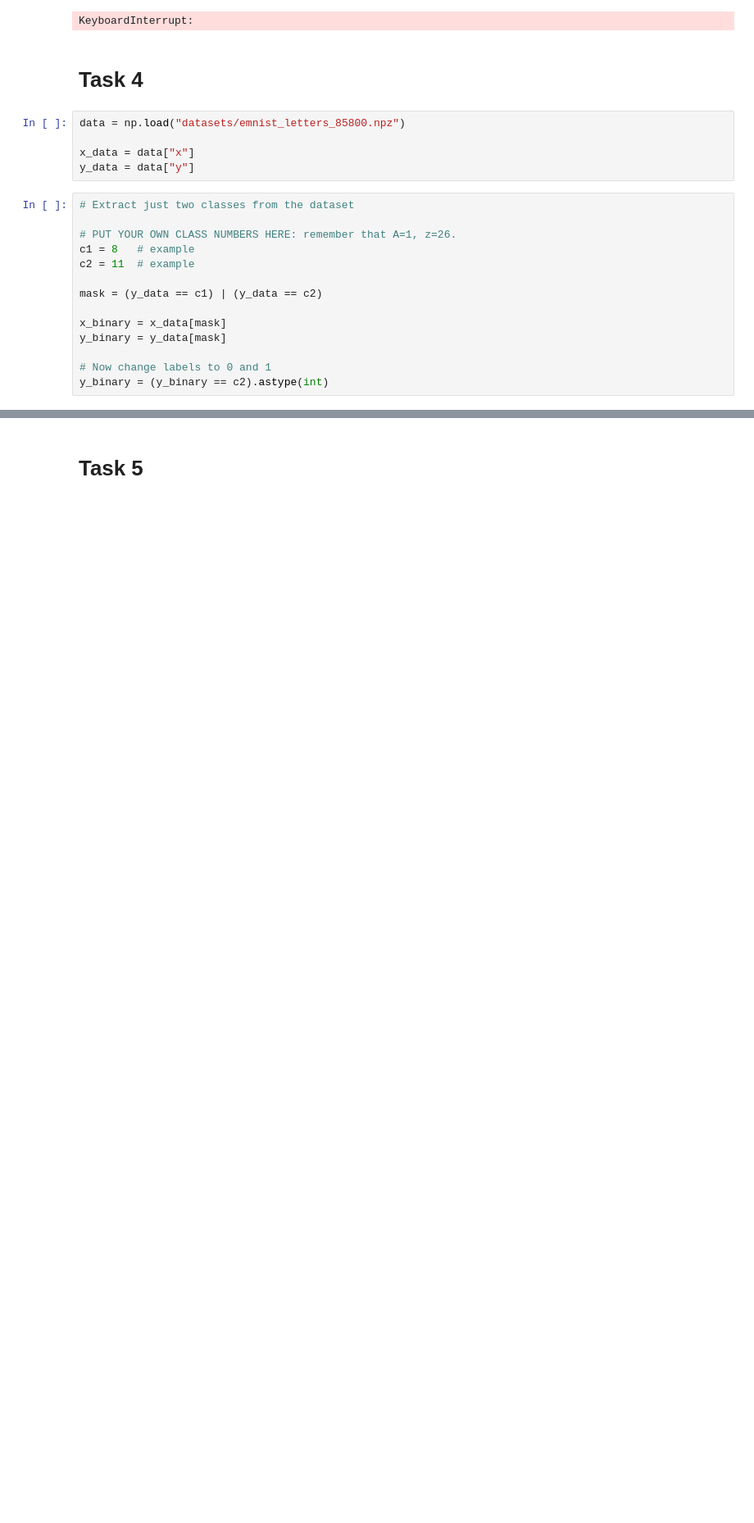
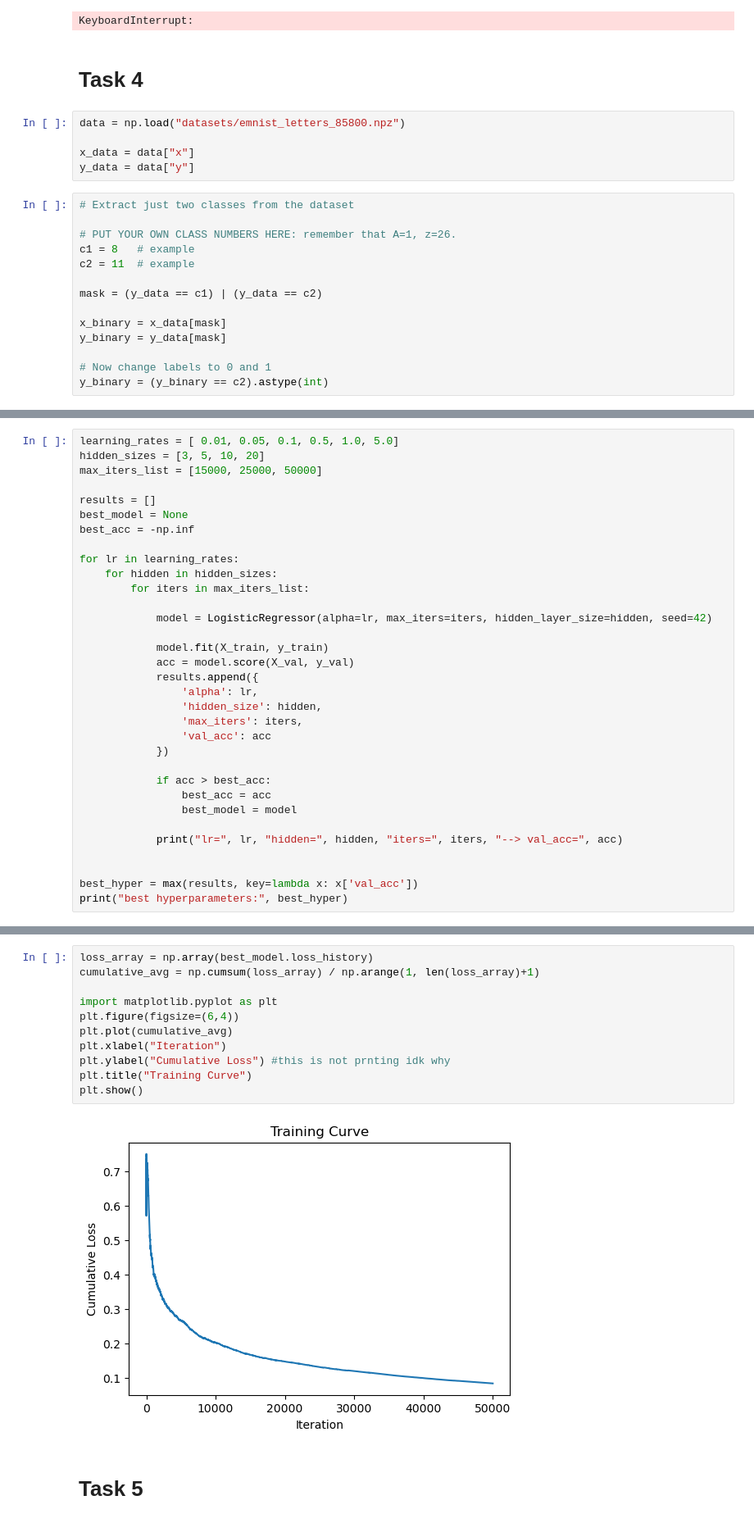
Before and after one commit to PatriotArrow/DeepLearning, a Jupyter notebook: assignment1/submission.ipynb, the cells around one changed output, grey strips where cells are left out. Shown at 82% size. Drawn from its saved outputs; the diff is of its cells as text; blank space fills up the shorter version.

```diff
--- a/assignment1/submission.ipynb
+++ b/assignment1/submission.ipynb
@@ -680,3 +688,36 @@ class LogisticRegressor:
                 correct+=1
 
         return correct/size
+# %%
+learning_rates = [ 0.01, 0.05, 0.1, 0.5, 1.0, 5.0]
+hidden_sizes = [3, 5, 10, 20]
+max_iters_list = [15000, 25000, 50000]
+
+results = []
+best_model = None
+best_acc = -np.inf
+
+for lr in learning_rates:
+    for hidden in hidden_sizes:
+        for iters in max_iters_list:
+
+            model = LogisticRegressor(alpha=lr, max_iters=iters, hidden_layer_size=hidden, seed=42)
+
+            model.fit(X_train, y_train)
+            acc = model.score(X_val, y_val)
+            results.append({
+                'alpha': lr,
+                'hidden_size': hidden,
+                'max_iters': iters,
+                'val_acc': acc
+            })
+
+            if acc > best_acc:
+                best_acc = acc
+                best_model = model
+
+            print("lr=", lr, "hidden=", hidden, "iters=", iters, "--> val_acc=", acc)
+
+
+best_hyper = max(results, key=lambda x: x['val_acc'])
+print("best hyperparameters:", best_hyper)
@@ -683,2 +749,15 @@ class LogisticRegressor:
+# %%
+loss_array = np.array(best_model.loss_history)
+cumulative_avg = np.cumsum(loss_array) / np.arange(1, len(loss_array)+1)
+
+import matplotlib.pyplot as plt
+plt.figure(figsize=(6,4))
+plt.plot(cumulative_avg)
+plt.xlabel("Iteration")
+plt.ylabel("Cumulative Loss") #this is not prnting idk why
+plt.title("Training Curve")
+plt.show()
+# %% [output]
+[figure, added]
 # %% [markdown]
 # Task 5
```
Also changed, not shown: parts of 5 cells of this notebook.
